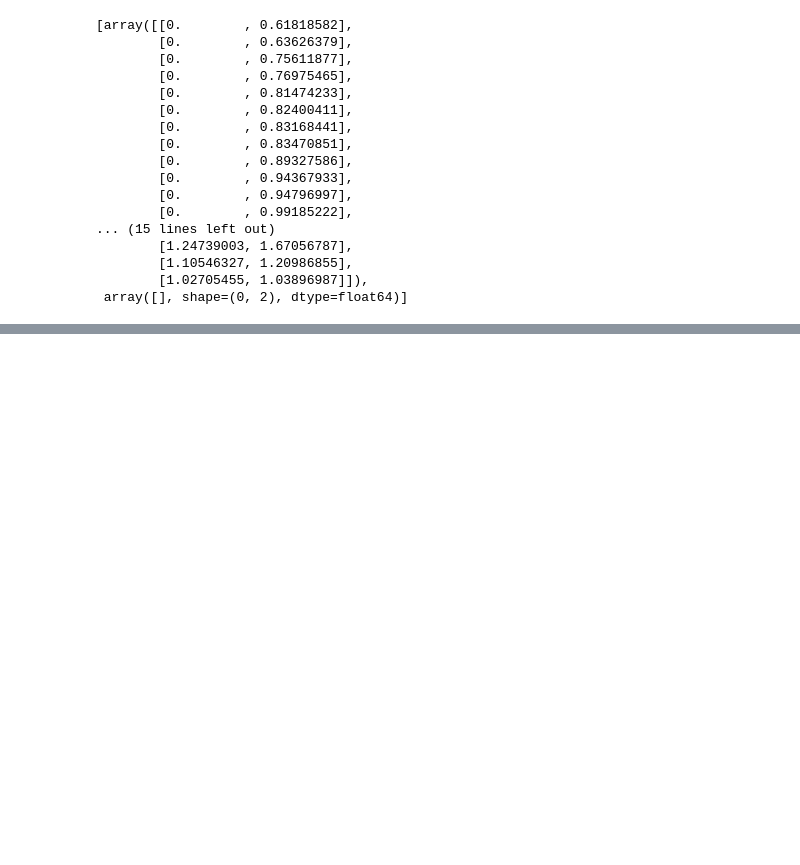
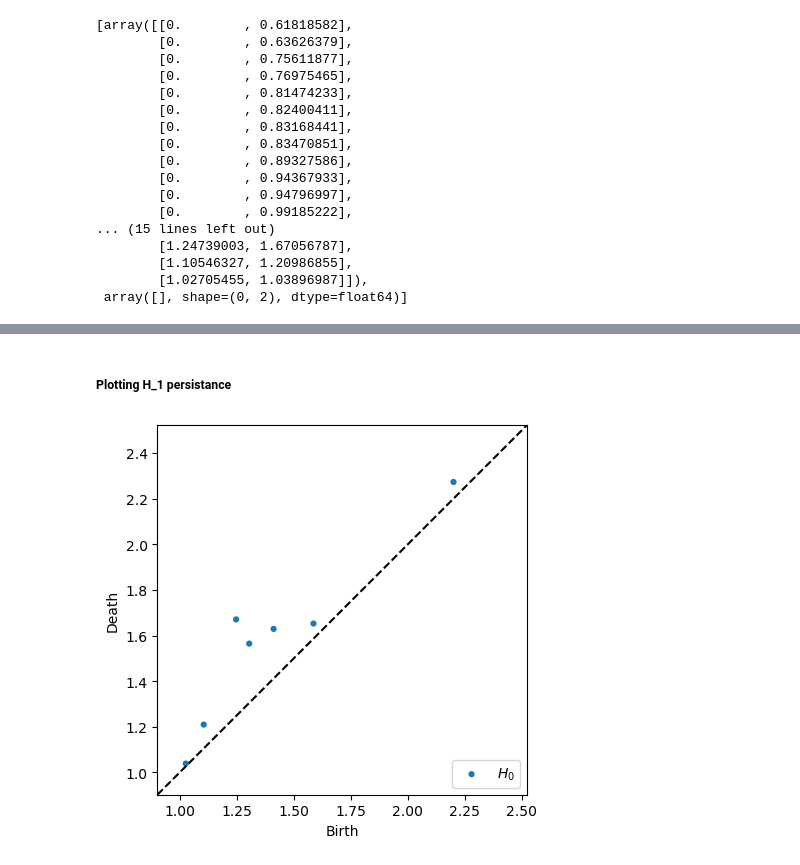
Before and after one commit to hashansl/opioid-risk-modeling, a Jupyter notebook: persistance.ipynb, the cells around one changed output, grey strips where cells are left out. Saved outputs shown, nothing was run; the diff lists cells and outputs as text; code cells hidden in the pictures; blank space fills up the shorter version.

```diff
--- a/persistance.ipynb
+++ b/persistance.ipynb
@@ -150,0 +169,6 @@ data['dgms']
+# %% [markdown]
+##### Plotting H_1 persistance
+# %%
+persim.plot_diagrams(data_dgm[1], show=True)
+# %% [output]
+[figure, added]
```
Also changed, not shown: parts of 31 cells of this notebook.
